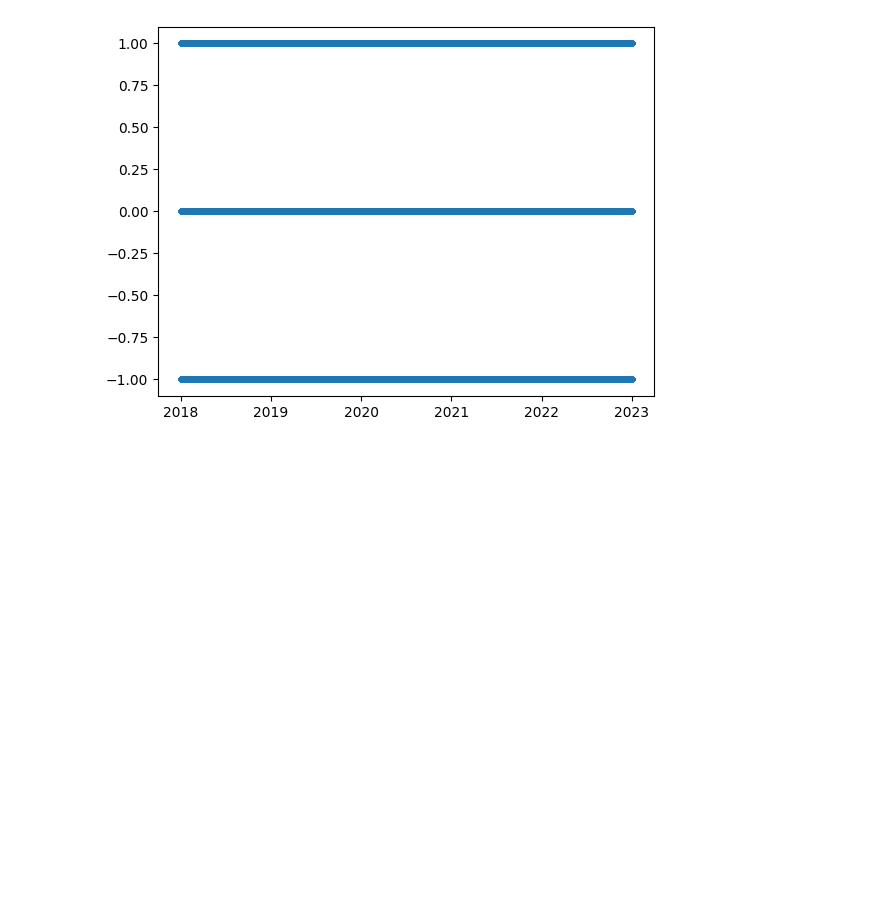
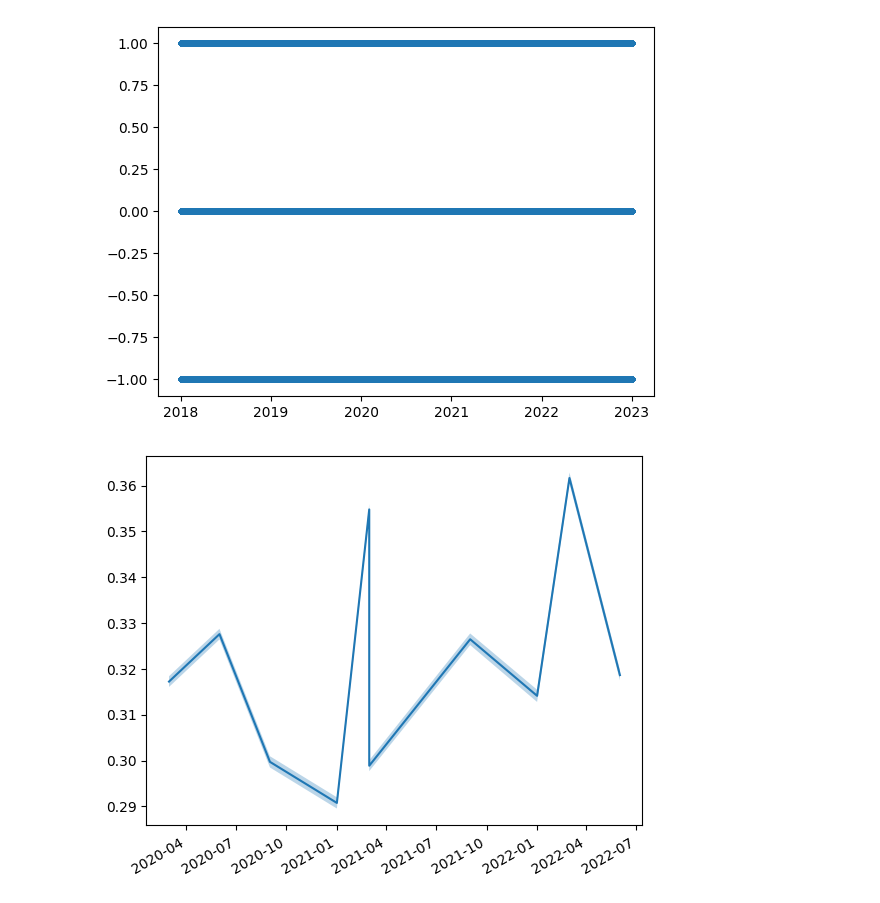
Before and after one commit to Magdk01/Twitter-Emotion-Covid-Project, a Jupyter notebook: sentiment_evaluation/eval_time_lm/basic_evaluation.ipynb, the cells around one changed output. Saved outputs shown, nothing was run; the diff lists cells and outputs as text; code cells hidden in the pictures; blank space fills up the shorter version.

Commit message:
added plots for time lm data

```diff
--- a/sentiment_evaluation/eval_time_lm/basic_evaluation.ipynb
+++ b/sentiment_evaluation/eval_time_lm/basic_evaluation.ipynb
@@ -147,3 +147,39 @@ plt.plot(post_data['date'], post_data['sentiment'], '.')
 # %% [output]
 [<matplotlib.lines.Line2D at 0x...>]
 [figure]
+# %%
+files = glob("../time_lm_data/*.csv")
+
+dates = {
+    '../time_lm_data\\sentiment_subsample_base_model_10_quarterly_data_2022_Q3.csv': pd.to_datetime("2022-06-01", format="%Y-%m-%d"),
+    '../time_lm_data\\sentiment_subsample_base_model_1_quarterly_data_2020_Q2.csv': pd.to_datetime("2020-03-01", format="%Y-%m-%d"),
+    '../time_lm_data\\sentiment_subsample_base_model_2_quarterly_data_2020_Q3.csv': pd.to_datetime("2020-06-01", format="%Y-%m-%d"),
+    '../time_lm_data\\sentiment_subsample_base_model_3_quarterly_data_2020_Q4.csv': pd.to_datetime("2020-09-01", format="%Y-%m-%d"),
+    '../time_lm_data\\sentiment_subsample_base_model_4_quarterly_data_2021_Q1.csv': pd.to_datetime("2021-01-01", format="%Y-%m-%d"),
+    '../time_lm_data\\sentiment_subsample_base_model_5_quarterly_data_2021_Q2.csv': pd.to_datetime("2021-03-01", format="%Y-%m-%d"),
+    '../time_lm_data\\sentiment_subsample_base_model_6_quarterly_data_2021_Q3.csv': pd.to_datetime("2021-03-01", format="%Y-%m-%d"),
+    '../time_lm_data\\sentiment_subsample_base_model_7_quarterly_data_2021_Q4.csv': pd.to_datetime("2021-09-01", format="%Y-%m-%d"),
+    '../time_lm_data\\sentiment_subsample_base_model_8_quarterly_data_2022_Q1.csv': pd.to_datetime("2022-01-01", format="%Y-%m-%d"),
+    '../time_lm_data\\sentiment_subsample_base_model_9_quarterly_data_2022_Q2.csv': pd.to_datetime("2022-03-01", format="%Y-%m-%d"),
+}
+
+
+prosessed_data = list()
+for file in files:
+    f_data = pd.read_csv(file)
+    f_data['sentiment'] = f_data['sentiment'].map({"{'label': 'positive'}": 1, "{'label': 'neutral'}": 0, "{'label': 'negative'}": -1})
+    ci = 1.96 * np.std(f_data['sentiment']) / np.sqrt(len(f_data['sentiment']))
+    prosessed_data.append({'date': dates[file], 'sentiment': f_data['sentiment'].mean(), 'ci': ci})
+
+prosessed_data = pd.DataFrame(prosessed_data)
+# %%
+prosessed_data.sort_values(by="date", inplace=True)
+senti = prosessed_data['sentiment']
+ci = prosessed_data['ci']
+
+plt.plot(prosessed_data['date'], prosessed_data['sentiment'])
+plt.fill_between(prosessed_data['date'], (senti-ci), (senti+ci), alpha=.3)
+plt.xticks(rotation=30, ha='right')
+plt.show()
+# %% [output]
+[figure, added]
```
Also changed, not shown: parts of 8 cells of this notebook.
